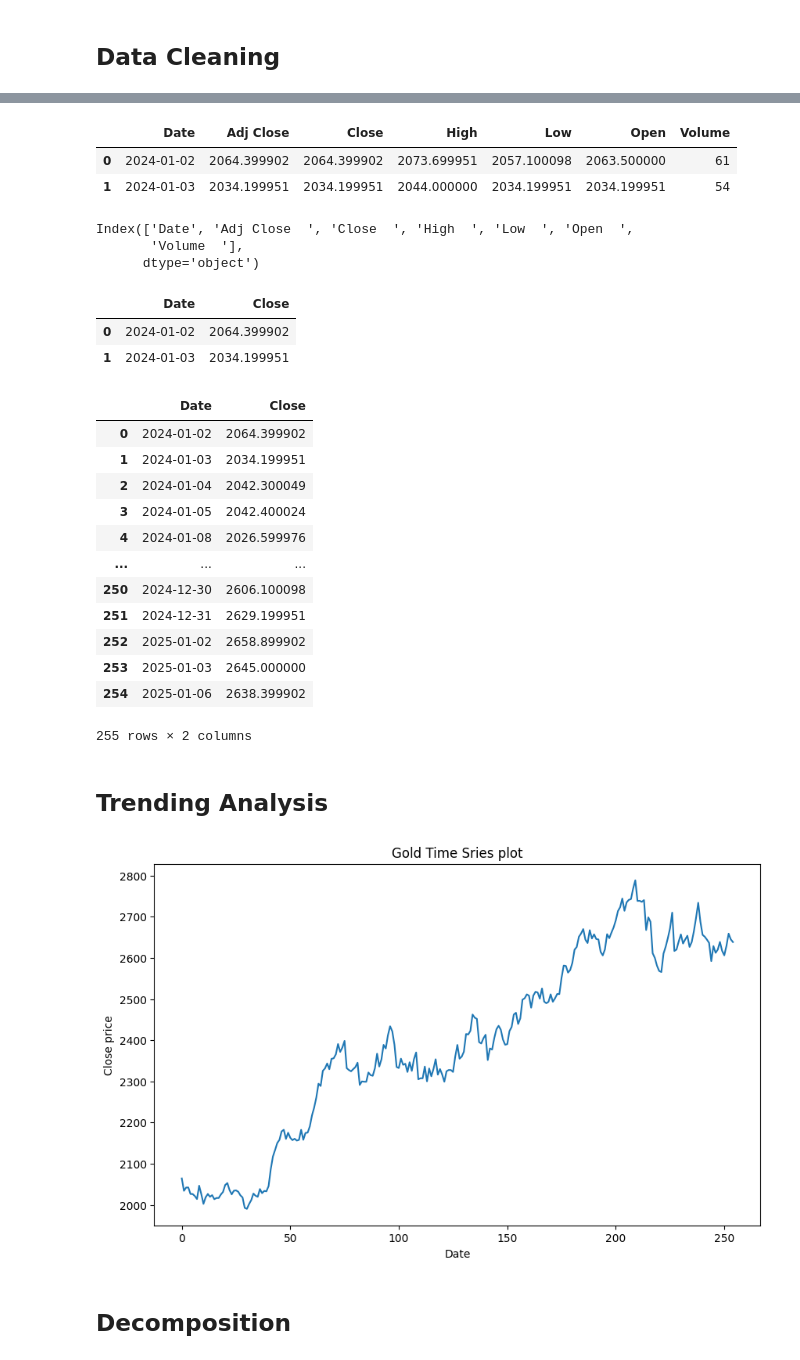
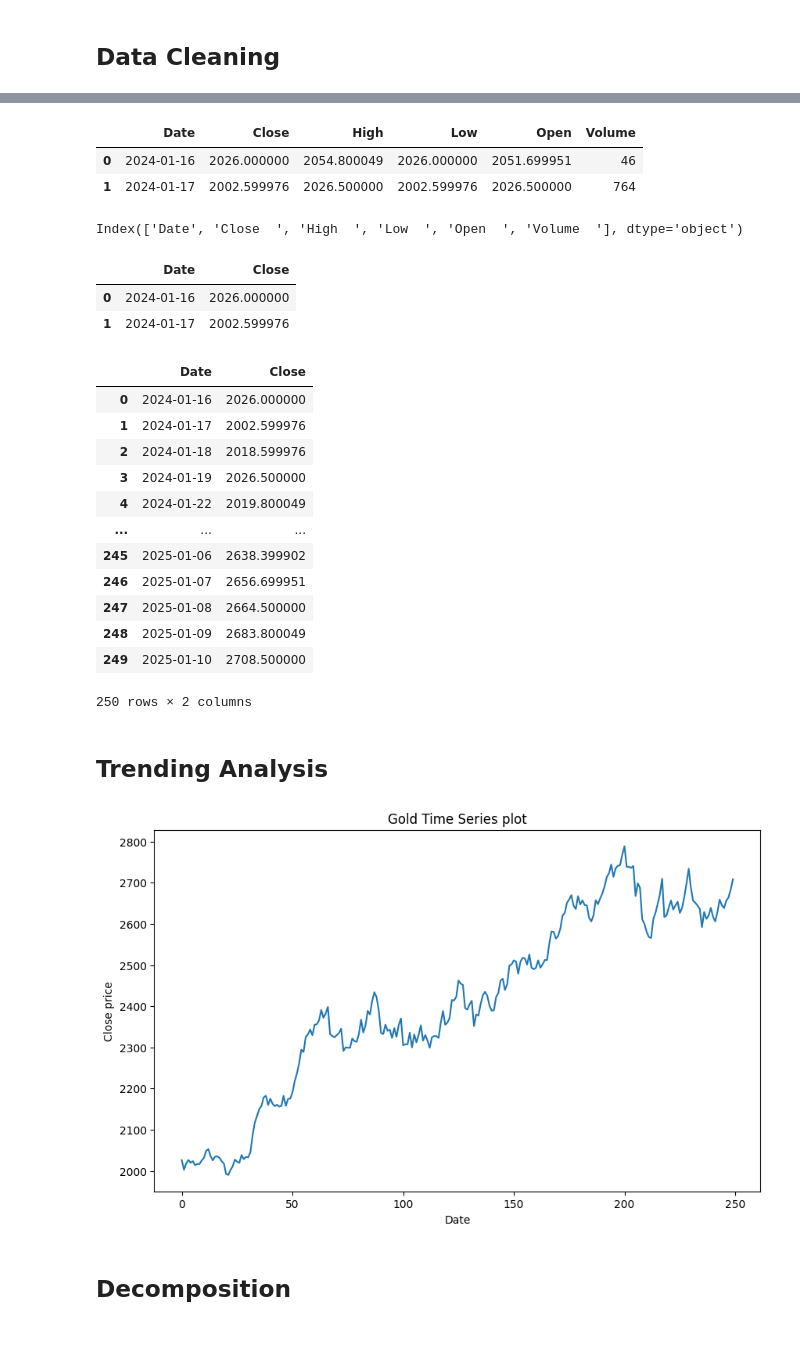
Before and after one commit to MhammadRezaValiYari/GoldTransectionAnalysis, a Jupyter notebook: GoldTransectionAnalysis.ipynb, the cells around one changed output, grey strips where cells are left out. Cells and saved outputs as stored; diff of their text form; code cells hidden in the pictures.

```diff
--- a/GoldTransectionAnalysis.ipynb
+++ b/GoldTransectionAnalysis.ipynb
@@ -13,7 +35,7 @@ import seaborn as sns
 # %% [markdown]
 ## Importing Data
 # %%
-data = yf.download('GC=F', start='2024-1-1', end='2025-1-7')
+data = yf.download('GC=F', start='2024-1-13', end='2025-1-13')
 data = pd.DataFrame(data)
 # %% [output]
 [*********************100%***********************]  1 of 1 completed
@@ -49,52 +71,50 @@ data = data.reset_index()
 # %%
 data.head(2)
 # %% [output]
-|  | Date | Adj Close | Close | High | Low | Open | Volume |
-| 0 | 2024-01-02 | 2064.399902 | 2064.399902 | 2073.699951 | 2057.100098 | 2063.500000 | 61 |
-| 1 | 2024-01-03 | 2034.199951 | 2034.199951 | 2044.000000 | 2034.199951 | 2034.199951 | 54 |
+|  | Date | Close | High | Low | Open | Volume |
+| 0 | 2024-01-16 | 2026.000000 | 2054.800049 | 2026.000000 | 2051.699951 | 46 |
+| 1 | 2024-01-17 | 2002.599976 | 2026.500000 | 2002.599976 | 2026.500000 | 764 |
 # %%
 data.columns
 # %% [output]
-Index(['Date', 'Adj Close  ', 'Close  ', 'High  ', 'Low  ', 'Open  ',
-       'Volume  '],
-      dtype='object')
+Index(['Date', 'Close  ', 'High  ', 'Low  ', 'Open  ', 'Volume  '], dtype='object')
 # %%
 Series = data[['Date', 'Close  ']]
 # %%
 Series.head(2)
 # %% [output]
 |  | Date | Close |
-| 0 | 2024-01-02 | 2064.399902 |
-| 1 | 2024-01-03 | 2034.199951 |
+| 0 | 2024-01-16 | 2026.000000 |
+| 1 | 2024-01-17 | 2002.599976 |
 # %%
 Series = Series.rename(columns={'Close  ': 'Close'})
 # %%
 Series
 # %% [output]
 |  | Date | Close |
-| 0 | 2024-01-02 | 2064.399902 |
-| 1 | 2024-01-03 | 2034.199951 |
-| 2 | 2024-01-04 | 2042.300049 |
-| 3 | 2024-01-05 | 2042.400024 |
-| 4 | 2024-01-08 | 2026.599976 |
+| 0 | 2024-01-16 | 2026.000000 |
+| 1 | 2024-01-17 | 2002.599976 |
+| 2 | 2024-01-18 | 2018.599976 |
+| 3 | 2024-01-19 | 2026.500000 |
+| 4 | 2024-01-22 | 2019.800049 |
 | ... | ... | ... |
-| 250 | 2024-12-30 | 2606.100098 |
-| 251 | 2024-12-31 | 2629.199951 |
-| 252 | 2025-01-02 | 2658.899902 |
-| 253 | 2025-01-03 | 2645.000000 |
-| 254 | 2025-01-06 | 2638.399902 |
+| 245 | 2025-01-06 | 2638.399902 |
+| 246 | 2025-01-07 | 2656.699951 |
+| 247 | 2025-01-08 | 2664.500000 |
+| 248 | 2025-01-09 | 2683.800049 |
+| 249 | 2025-01-10 | 2708.500000 |
-255 rows × 2 columns
+250 rows × 2 columns
 # %% [markdown]
 ## Trending Analysis
 # %%
 plt.figure(figsize=(10, 6))
 plt.plot(Series['Close'])
-plt.title('Gold Time Sries plot')
+plt.title('Gold Time Series plot')
 plt.xlabel('Date')
 plt.ylabel('Close price')
 plt.show()
 # %% [output]
-[figure, old version]
+[figure, new version]
 # %% [markdown]
 ## Decomposition
 # %%
```
Also changed, not shown: parts of 26 cells of this notebook.
